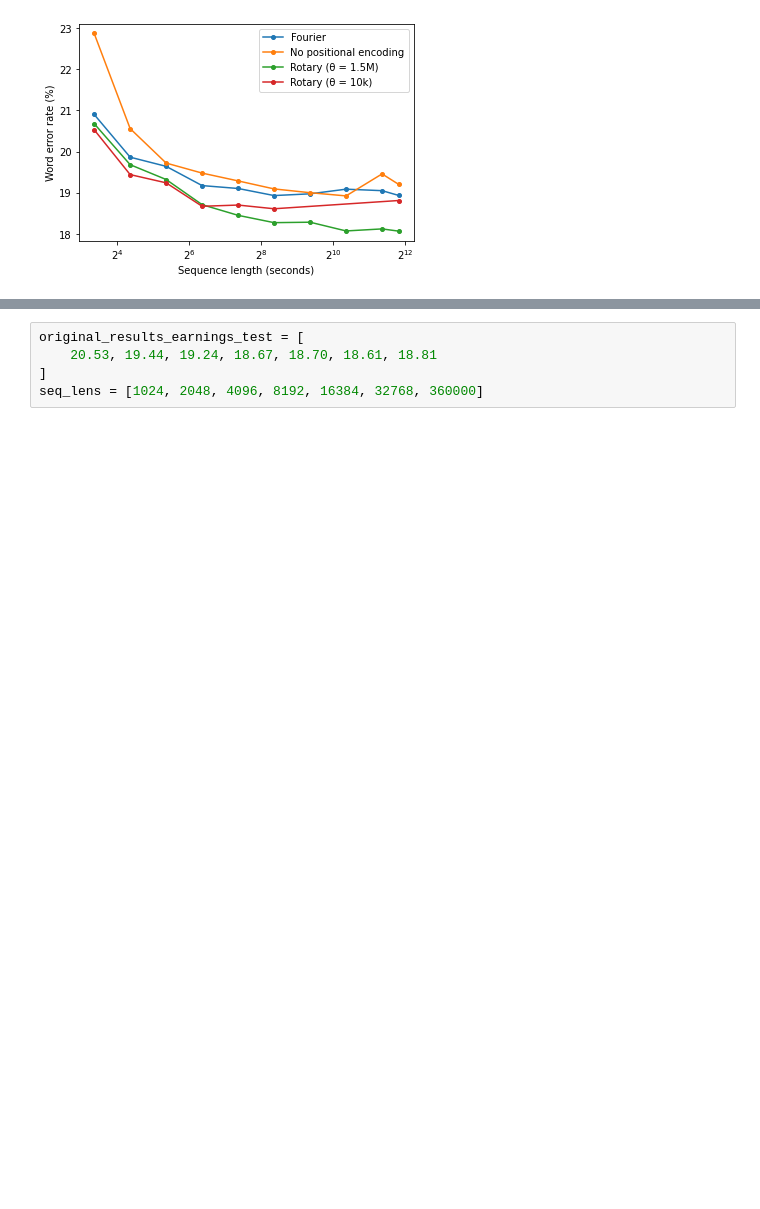
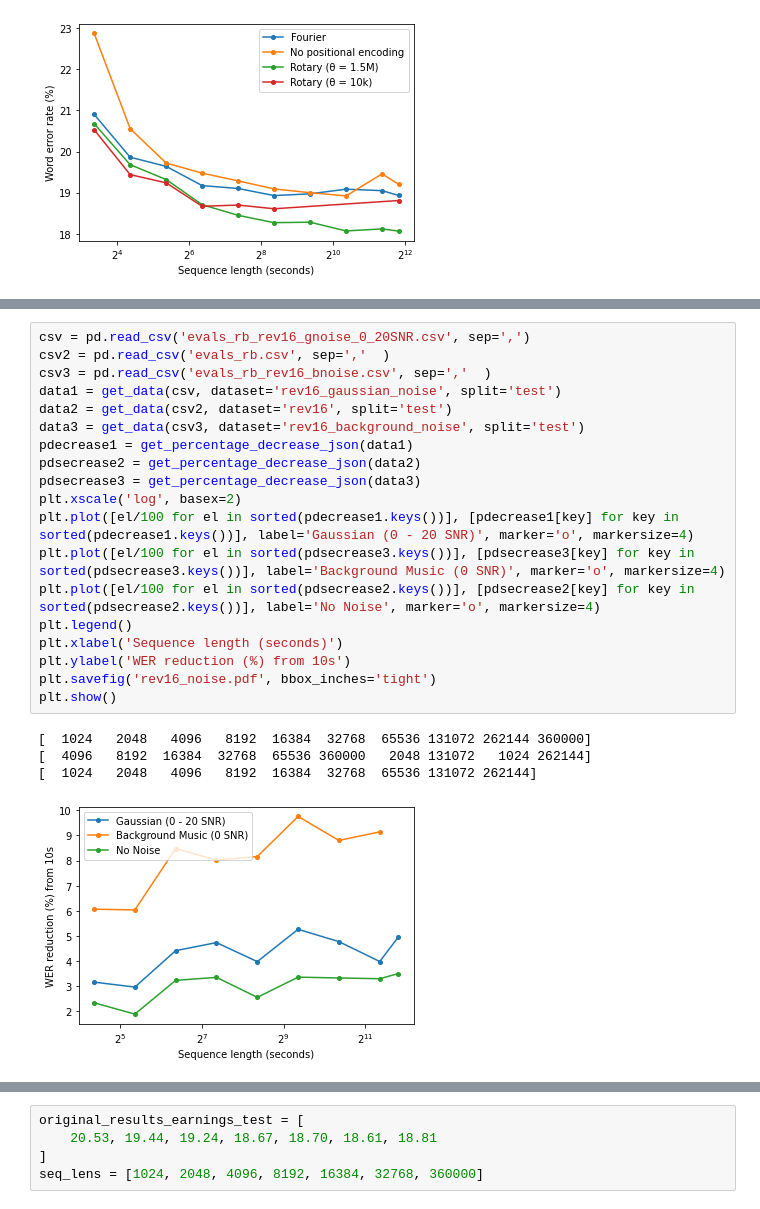
Before and after one commit to robflynnyh/long-context-asr, a Jupyter notebook: eval/results/eval.ipynb, the cells around one changed output, grey strips where cells are left out. Saved outputs shown, nothing was run; the diff lists cells and outputs as text; blank space fills up the shorter version.

```diff
--- a/eval/results/eval.ipynb
+++ b/eval/results/eval.ipynb
@@ -441,0 +542,24 @@ out_data_rb
+# %%
+csv = pd.read_csv('evals_rb_rev16_gnoise_0_20SNR.csv', sep=',')
+csv2 = pd.read_csv('evals_rb.csv', sep=','  )
+csv3 = pd.read_csv('evals_rb_rev16_bnoise.csv', sep=','  )
+data1 = get_data(csv, dataset='rev16_gaussian_noise', split='test')
+data2 = get_data(csv2, dataset='rev16', split='test')
+data3 = get_data(csv3, dataset='rev16_background_noise', split='test')
+pdecrease1 = get_percentage_decrease_json(data1)
+pdsecrease2 = get_percentage_decrease_json(data2)
+pdsecrease3 = get_percentage_decrease_json(data3)
+plt.xscale('log', basex=2)
+plt.plot([el/100 for el in sorted(pdecrease1.keys())], [pdecrease1[key] for key in sorted(pdecrease1.keys())], label='Gaussian (0 - 20 SNR)', marker='o', markersize=4)
+plt.plot([el/100 for el in sorted(pdsecrease3.keys())], [pdsecrease3[key] for key in sorted(pdsecrease3.keys())], label='Background Music (0 SNR)', marker='o', markersize=4)
+plt.plot([el/100 for el in sorted(pdsecrease2.keys())], [pdsecrease2[key] for key in sorted(pdsecrease2.keys())], label='No Noise', marker='o', markersize=4)
+plt.legend()
+plt.xlabel('Sequence length (seconds)')
+plt.ylabel('WER reduction (%) from 10s')
+plt.savefig('rev16_noise.pdf', bbox_inches='tight')
+plt.show()
+# %% [output]
+[  1024   2048   4096   8192  16384  32768  65536 131072 262144 360000]
+[  4096   8192  16384  32768  65536 360000   2048 131072   1024 262144]
+[  1024   2048   4096   8192  16384  32768  65536 131072 262144]
+[figure, added]
```
Also changed, not shown: parts of 18 cells of this notebook, 32 other files.
